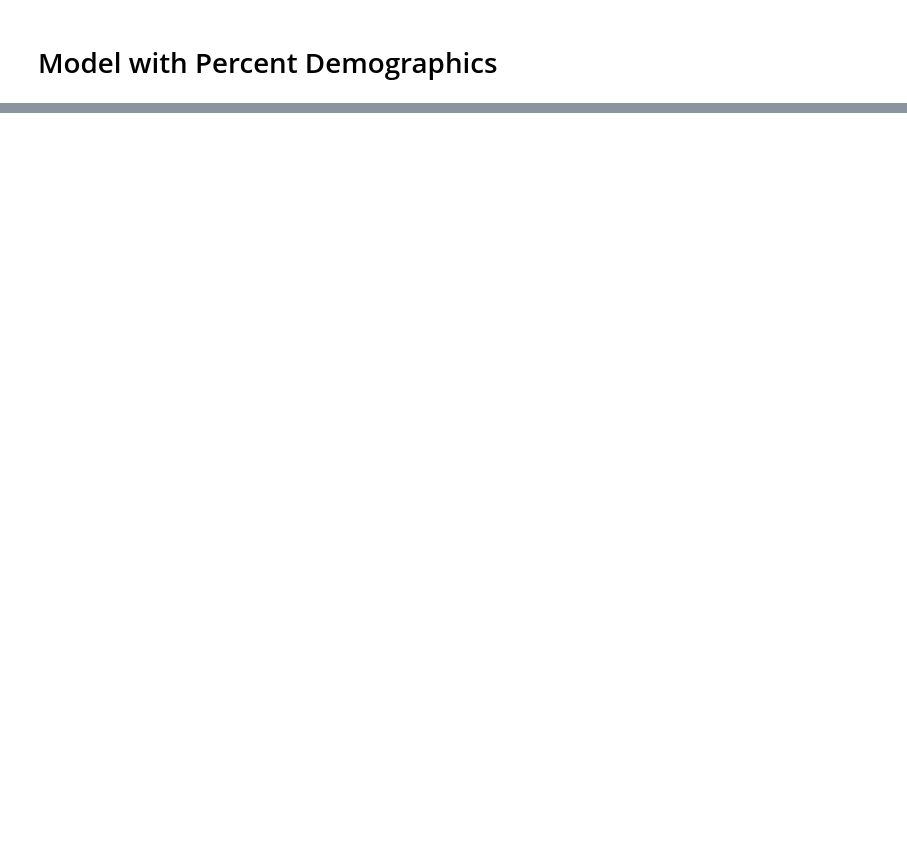
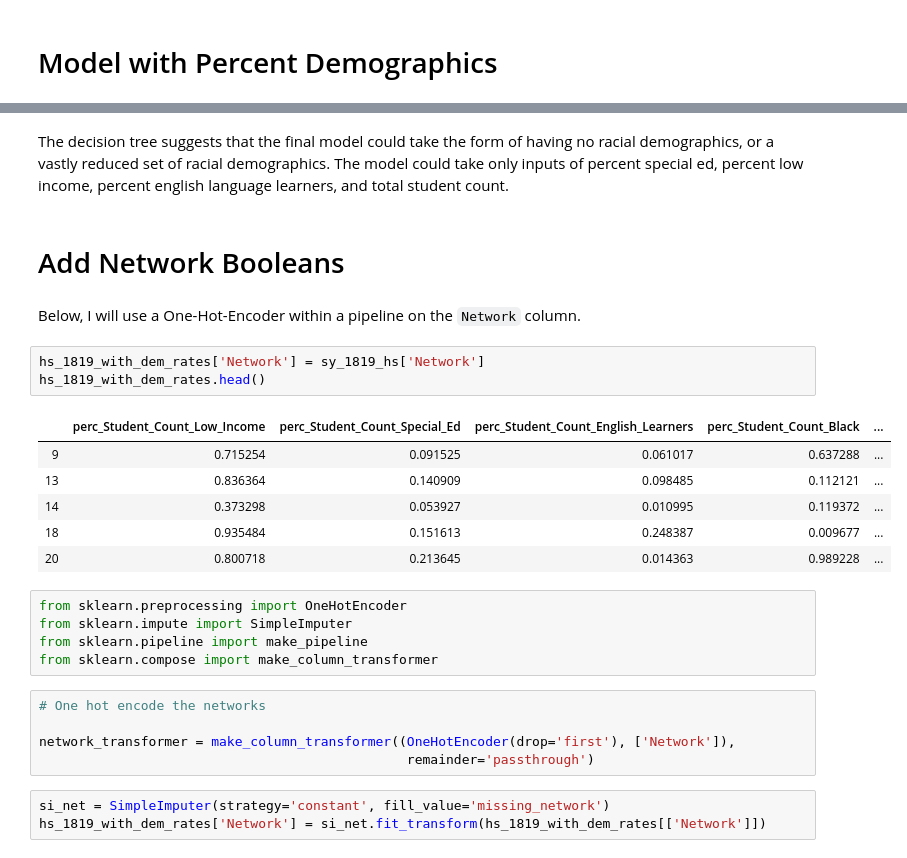
Before and after one commit to j-max/CPS_GradRate_Analysis, a Jupyter notebook: notebooks/modeling/no_options_modeling.ipynb, the cells around one changed output, grey strips where cells are left out. Saved outputs shown, nothing was run; the diff lists cells and outputs as text; blank space fills up the shorter version.

Commit message:
Add Network boolean to modeling notebook

```diff
--- a/notebooks/modeling/no_options_modeling.ipynb
+++ b/notebooks/modeling/no_options_modeling.ipynb
@@ -171,0 +215,29 @@ Standard Deviation RMSE:  2.742714708744383
+# %% [markdown]
+The decision tree suggests that the final model could take the form of having no racial demographics, or a vastly reduced set of racial demographics.  The model could take only inputs of percent special ed, percent low income, percent english language learners, and total student count.
+# %% [markdown]
+# Add Network Booleans
+# %% [markdown]
+Below, I will use a One-Hot-Encoder within a pipeline on the `Network` column.
+# %%
+hs_1819_with_dem_rates['Network'] = sy_1819_hs['Network']
+hs_1819_with_dem_rates.head()
+# %% [output]
+|  | perc_Student_Count_Low_Income | perc_Student_Count_Special_Ed | perc_Student_Count_English_Learners | perc_Student_Count_Black | ... |
+| 9 | 0.715254 | 0.091525 | 0.061017 | 0.637288 | ... |
+| 13 | 0.836364 | 0.140909 | 0.098485 | 0.112121 | ... |
+| 14 | 0.373298 | 0.053927 | 0.010995 | 0.119372 | ... |
+| 18 | 0.935484 | 0.151613 | 0.248387 | 0.009677 | ... |
+| 20 | 0.800718 | 0.213645 | 0.014363 | 0.989228 | ... |
+# %%
+from sklearn.preprocessing import OneHotEncoder
+from sklearn.impute import SimpleImputer
+from sklearn.pipeline import make_pipeline
+from sklearn.compose import make_column_transformer
+# %%
+# One hot encode the networks
+
+network_transformer = make_column_transformer((OneHotEncoder(drop='first'), ['Network']),
+                                               remainder='passthrough')
+# %%
+si_net = SimpleImputer(strategy='constant', fill_value='missing_network')
+hs_1819_with_dem_rates['Network'] = si_net.fit_transform(hs_1819_with_dem_rates[['Network']])
```
Also changed, not shown: parts of 18 cells of this notebook, 1 other file.
